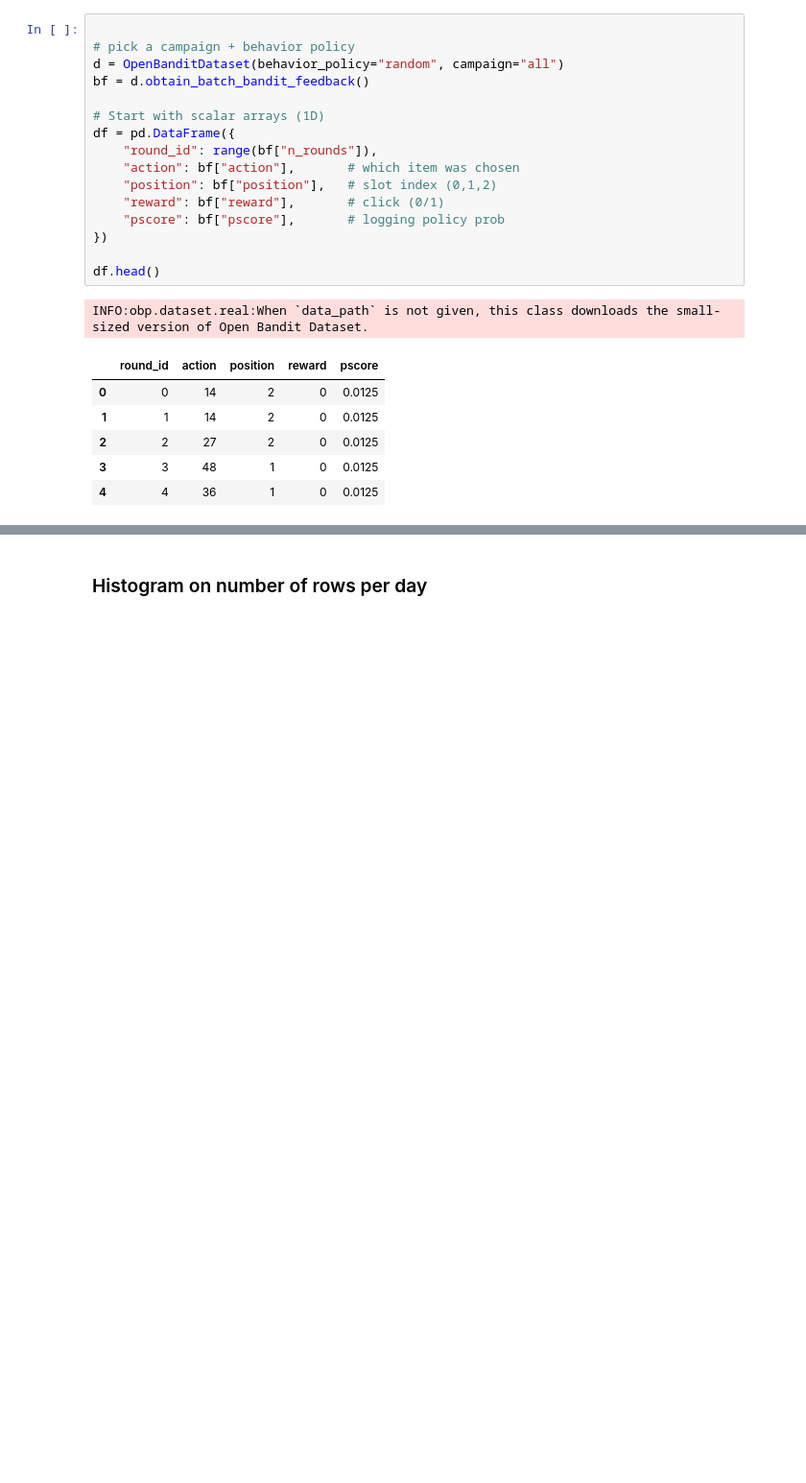
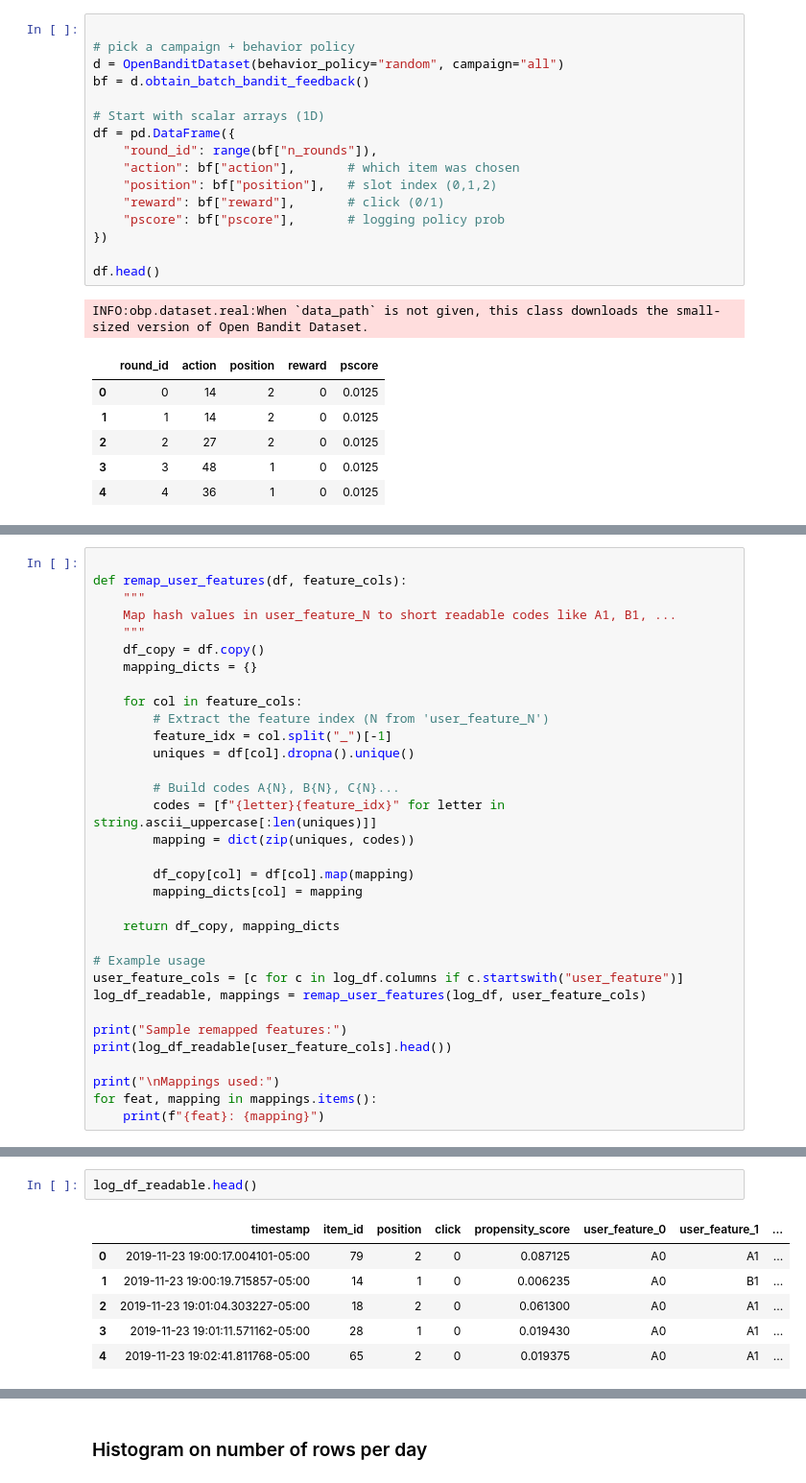
Before and after one commit to armandordorica/OBP_Replication, a Jupyter notebook: eda.ipynb, the cells around one changed output, grey strips where cells are left out. Shown: that part at 96% size. Saved outputs shown, nothing was run; the diff lists cells and outputs as text; blank space fills up the shorter version.

```diff
--- a/eda.ipynb
+++ b/eda.ipynb
@@ -110,0 +82,33 @@ first 5 log rows:
+# %%
+
+def remap_user_features(df, feature_cols):
+    """
+    Map hash values in user_feature_N to short readable codes like A1, B1, ...
+    """
+    df_copy = df.copy()
+    mapping_dicts = {}
+
+    for col in feature_cols:
+        # Extract the feature index (N from 'user_feature_N')
+        feature_idx = col.split("_")[-1]
+        uniques = df[col].dropna().unique()
+
+        # Build codes A{N}, B{N}, C{N}...
+        codes = [f"{letter}{feature_idx}" for letter in string.ascii_uppercase[:len(uniques)]]
+        mapping = dict(zip(uniques, codes))
+
+        df_copy[col] = df[col].map(mapping)
+        mapping_dicts[col] = mapping
+
+    return df_copy, mapping_dicts
+
+# Example usage
+user_feature_cols = [c for c in log_df.columns if c.startswith("user_feature")]
+log_df_readable, mappings = remap_user_features(log_df, user_feature_cols)
+
+print("Sample remapped features:")
+print(log_df_readable[user_feature_cols].head())
+
+print("\nMappings used:")
+for feat, mapping in mappings.items():
+    print(f"{feat}: {mapping}")
@@ -111 +129,10 @@ first 5 log rows:
+# %%
+log_df_readable.head()
+# %% [output]
+|  | timestamp | item_id | position | click | propensity_score | user_feature_0 | user_feature_1 | ... |
+| 0 | 2019-11-23 19:00:17.004101-05:00 | 79 | 2 | 0 | 0.087125 | A0 | A1 | ... |
+| 1 | 2019-11-23 19:00:19.715857-05:00 | 14 | 1 | 0 | 0.006235 | A0 | B1 | ... |
+| 2 | 2019-11-23 19:01:04.303227-05:00 | 18 | 2 | 0 | 0.061300 | A0 | A1 | ... |
+| 3 | 2019-11-23 19:01:11.571162-05:00 | 28 | 1 | 0 | 0.019430 | A0 | A1 | ... |
+| 4 | 2019-11-23 19:02:41.811768-05:00 | 65 | 2 | 0 | 0.019375 | A0 | A1 | ... |
 # %%
```
Also changed, not shown: parts of 35 cells of this notebook.
